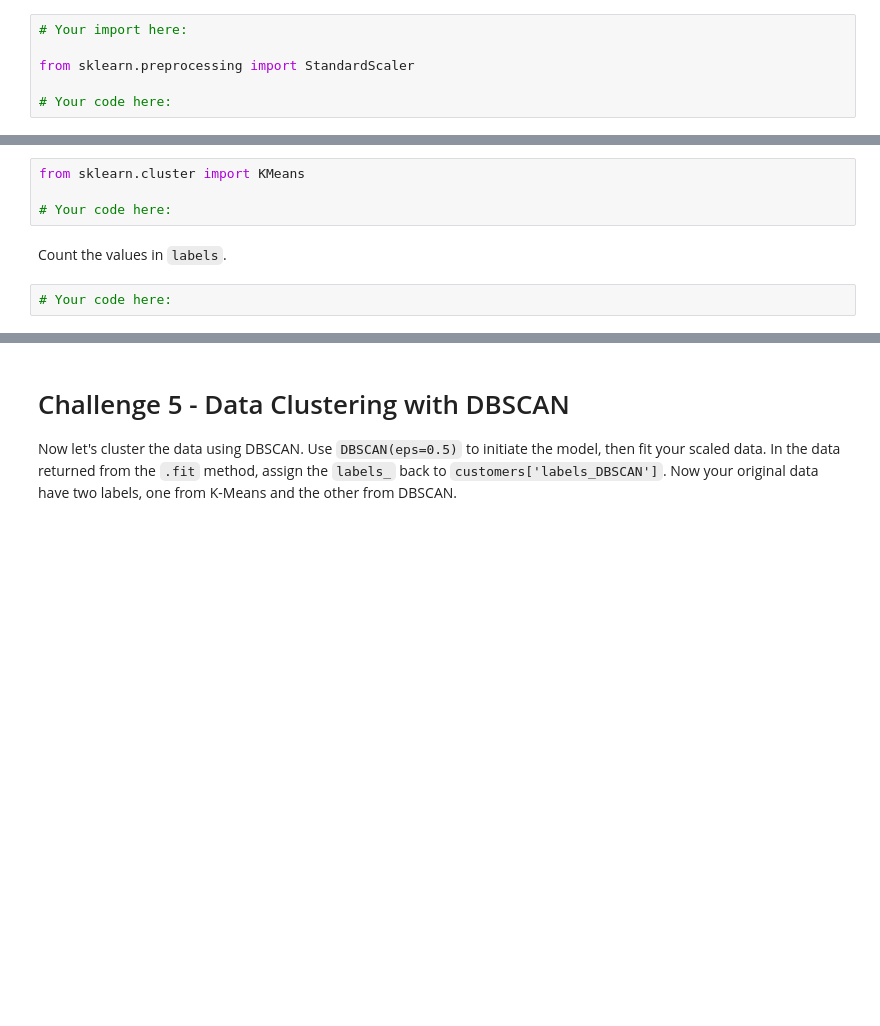
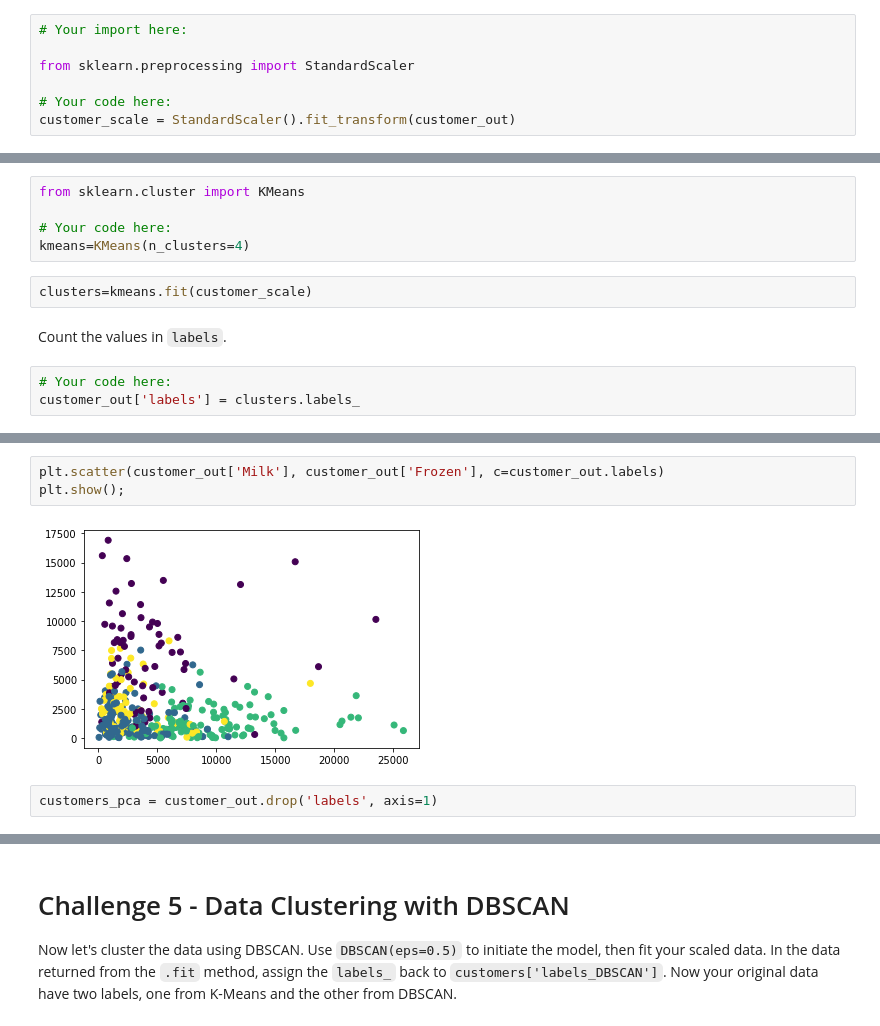
Before and after one commit to Ironhack-Data-Madrid-Mayo-2022/7.4-lab-unsupervised-learning, a Jupyter notebook: your-code/main.ipynb, the cells around one changed output, grey strips where cells are left out. Saved outputs shown, nothing was run; the diff lists cells and outputs as text; blank space fills up the shorter version.

```diff
--- a/your-code/main.ipynb
+++ b/your-code/main.ipynb
@@ -313,3 +319,4 @@ Diverse value ranges in different features could cause issues in our clustering.
 from sklearn.preprocessing import StandardScaler
 
 # Your code here:
+customer_scale = StandardScaler().fit_transform(customer_out)
@@ -321,7 +344,11 @@ Now let's cluster the data with K-Means first. Initiate the K-Means model, then
 from sklearn.cluster import KMeans
 
 # Your code here:
+kmeans=KMeans(n_clusters=4)
+# %%
+clusters=kmeans.fit(customer_scale)
 # %% [markdown]
 Count the values in `labels`.
 # %%
 # Your code here:
+customer_out['labels'] = clusters.labels_
@@ -327,0 +377,7 @@ Count the values in `labels`.
+# %%
+plt.scatter(customer_out['Milk'], customer_out['Frozen'], c=customer_out.labels)
+plt.show();
+# %% [output]
+[figure, added]
+# %%
+customers_pca = customer_out.drop('labels', axis=1)
```
Also changed, not shown: parts of 15 cells of this notebook.
